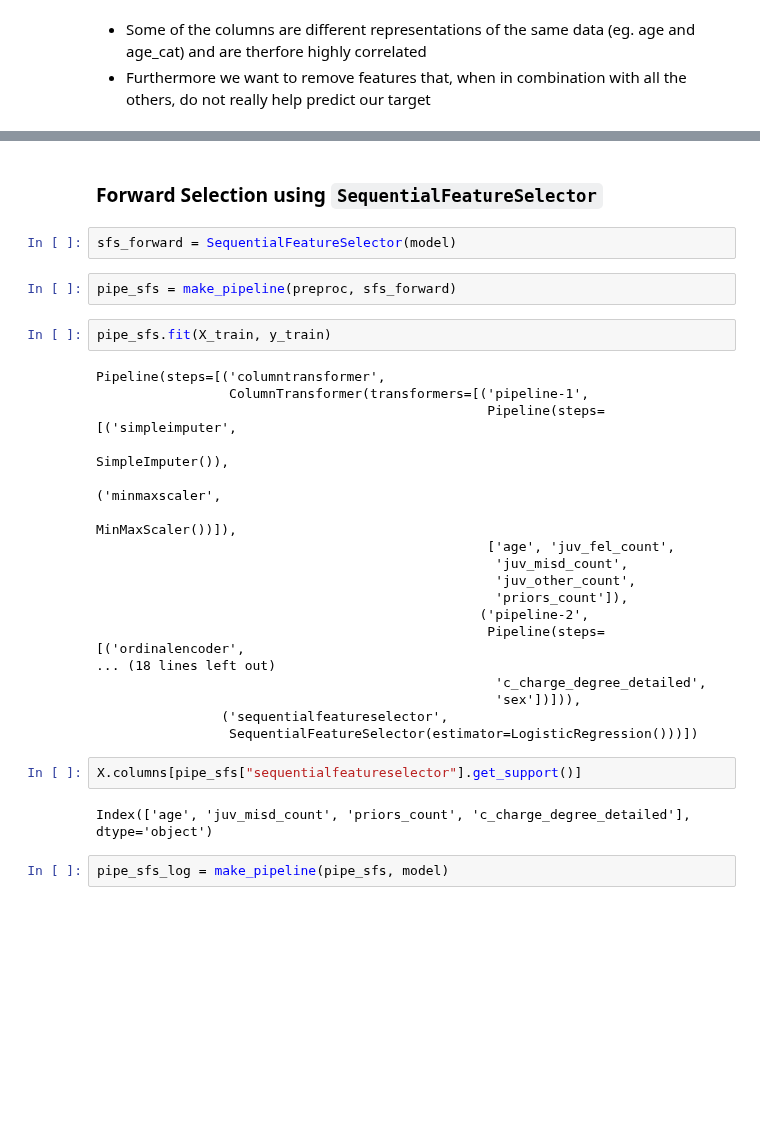
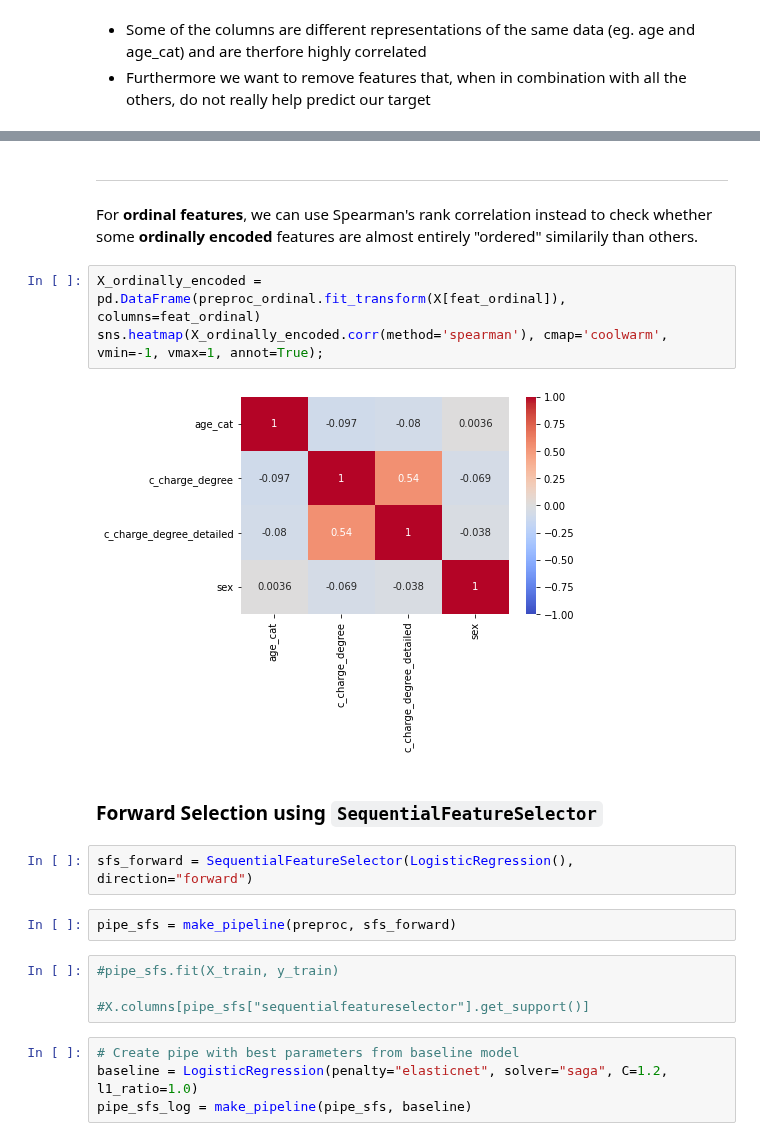
Before and after one commit to Heity94/Compas-recidivism-analysis, a Jupyter notebook: notebooks/Philipp/Data_preprocessing_Philipp.ipynb, the cells around one changed output, grey strips where cells are left out. Saved outputs shown, nothing was run; the diff lists cells and outputs as text; blank space fills up the shorter version.

```diff
--- a/notebooks/Philipp/Data_preprocessing_Philipp.ipynb
+++ b/notebooks/Philipp/Data_preprocessing_Philipp.ipynb
@@ -483,34 +531,25 @@ weighted avg       0.71      0.71      0.69      1592
+# %% [markdown]
+---
+# %% [markdown]
+For **ordinal features**, we can use Spearman's rank correlation instead to check whether some **ordinally encoded** features are almost entirely "ordered" similarily than others.
+# %%
+X_ordinally_encoded = pd.DataFrame(preproc_ordinal.fit_transform(X[feat_ordinal]), columns=feat_ordinal)
+sns.heatmap(X_ordinally_encoded.corr(method='spearman'), cmap='coolwarm', vmin=-1, vmax=1, annot=True);
+# %% [output]
+[figure, added]
 # %% [markdown]
 ### Forward Selection using `SequentialFeatureSelector`
 # %%
-sfs_forward = SequentialFeatureSelector(model)
+sfs_forward = SequentialFeatureSelector(LogisticRegression(), direction="forward")
 # %%
 pipe_sfs = make_pipeline(preproc, sfs_forward)
 # %%
-pipe_sfs.fit(X_train, y_train)
+#pipe_sfs.fit(X_train, y_train)
+
+#X.columns[pipe_sfs["sequentialfeatureselector"].get_support()]
-# %% [output]
-Pipeline(steps=[('columntransformer',
-                 ColumnTransformer(transformers=[('pipeline-1',
-                                                  Pipeline(steps=[('simpleimputer',
-                                                                   SimpleImputer()),
-                                                                  ('minmaxscaler',
-                                                                   MinMaxScaler())]),
-                                                  ['age', 'juv_fel_count',
-                                                   'juv_misd_count',
-                                                   'juv_other_count',
-                                                   'priors_count']),
-                                                 ('pipeline-2',
-                                                  Pipeline(steps=[('ordinalencoder',
-... (18 lines left out)
-                                                   'c_charge_degree_detailed',
-                                                   'sex'])])),
-                ('sequentialfeatureselector',
-                 SequentialFeatureSelector(estimator=LogisticRegression()))])
-# %%
-X.columns[pipe_sfs["sequentialfeatureselector"].get_support()]
-# %% [output]
-Index(['age', 'juv_misd_count', 'priors_count', 'c_charge_degree_detailed'], dtype='object')
 # %%
-pipe_sfs_log = make_pipeline(pipe_sfs, model)
+# Create pipe with best parameters from baseline model
+baseline = LogisticRegression(penalty="elasticnet", solver="saga", C=1.2, l1_ratio=1.0)
+pipe_sfs_log = make_pipeline(pipe_sfs, baseline)
 # %%
 #Grid Search
```
Also changed, not shown: parts of 42 cells of this notebook.
